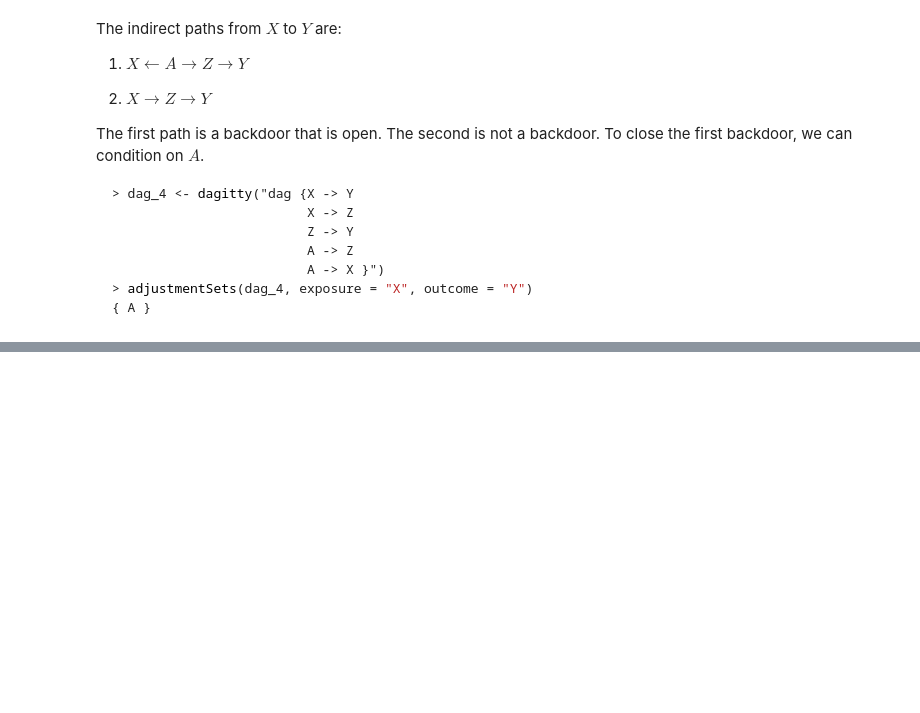
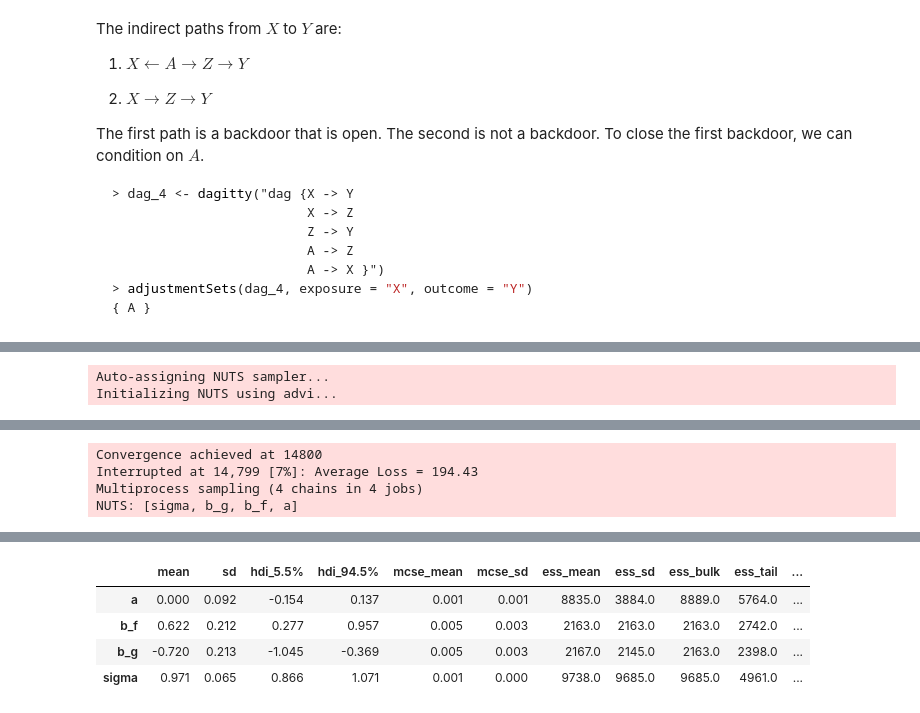
Before and after one commit to somnath1077/statistical_rethinking, a Jupyter notebook: code/ch06/nb05_select_exercises.ipynb, the cells around one changed output, grey strips where cells are left out. Saved outputs shown, nothing was run; the diff lists cells and outputs as text; code cells hidden in the pictures; blank space fills up the shorter version.

```diff
--- a/code/ch06/nb05_select_exercises.ipynb
+++ b/code/ch06/nb05_select_exercises.ipynb
@@ -136,0 +328,16 @@ The first path is a backdoor that is open. The second is not a backdoor. To clos
+# %%
+with pm.Model() as m_6_4:
+    a = pm.Normal('a', mu=0, sigma=1)
+    b_f = pm.Normal('b_f', mu=0, sigma=2)
+    b_g = pm.Normal('b_g', mu=0, sigma=2)
+    sigma = pm.Uniform('sigma', lower=0, upper=5)
+
+    mu = a + b_f * df['F'].values + b_g * df['G'].values
+    W = pm.Normal('W', mu=mu, sigma=sigma, observed=df['W'].values)
+
+    trace_6_4 = pm.sample(2000, init='advi', tune=3000)
+
+az.summary(trace_6_4, var_names=['a', 'b_f', 'b_g', 'sigma'], hdi_prob=0.89)
+# %% [output]
+Auto-assigning NUTS sampler...
+Initializing NUTS using advi...
@@ -136,0 +345,4 @@ The first path is a backdoor that is open. The second is not a backdoor. To clos
+Convergence achieved at 14800
+Interrupted at 14,799 [7%]: Average Loss = 194.43
+Multiprocess sampling (4 chains in 4 jobs)
+NUTS: [sigma, b_g, b_f, a]
@@ -136,0 +351,5 @@ The first path is a backdoor that is open. The second is not a backdoor. To clos
+|  | mean | sd | hdi_5.5% | hdi_94.5% | mcse_mean | mcse_sd | ess_mean | ess_sd | ess_bulk | ess_tail | ... |
+| a | 0.000 | 0.092 | -0.154 | 0.137 | 0.001 | 0.001 | 8835.0 | 3884.0 | 8889.0 | 5764.0 | ... |
+| b_f | 0.622 | 0.212 | 0.277 | 0.957 | 0.005 | 0.003 | 2163.0 | 2163.0 | 2163.0 | 2742.0 | ... |
+| b_g | -0.720 | 0.213 | -1.045 | -0.369 | 0.005 | 0.003 | 2167.0 | 2145.0 | 2163.0 | 2398.0 | ... |
+| sigma | 0.971 | 0.065 | 0.866 | 1.071 | 0.001 | 0.000 | 9738.0 | 9685.0 | 9685.0 | 4961.0 | ... |
```
Also changed, not shown: parts of 20 cells of this notebook.
